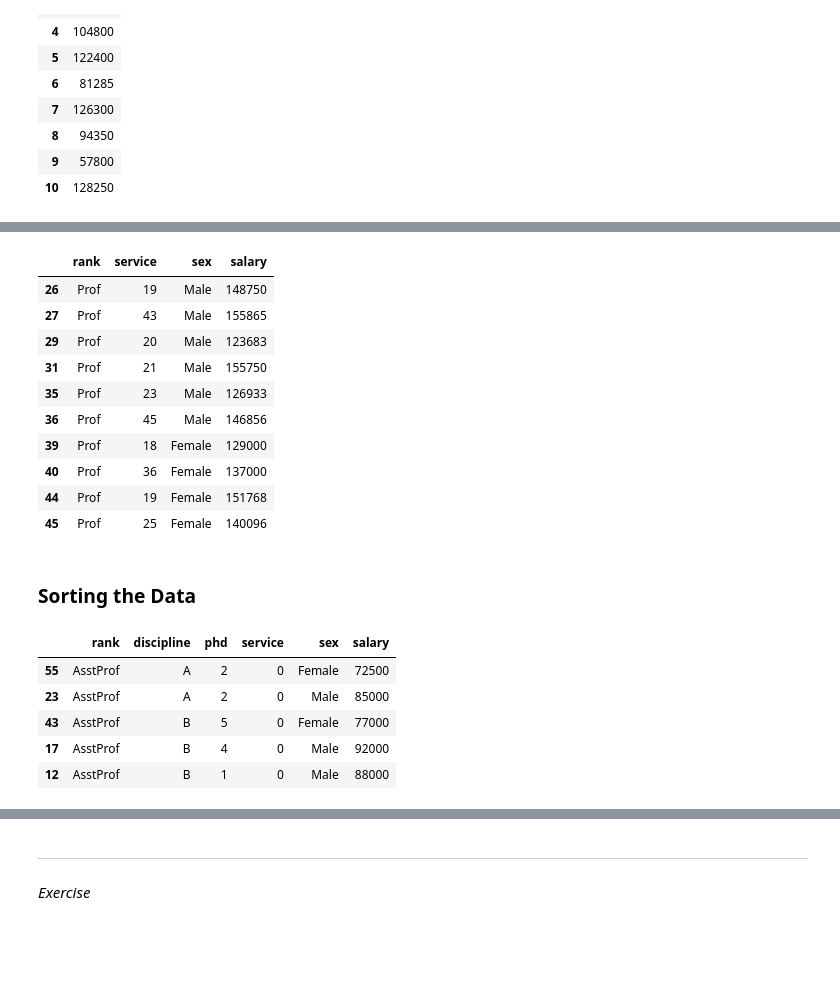
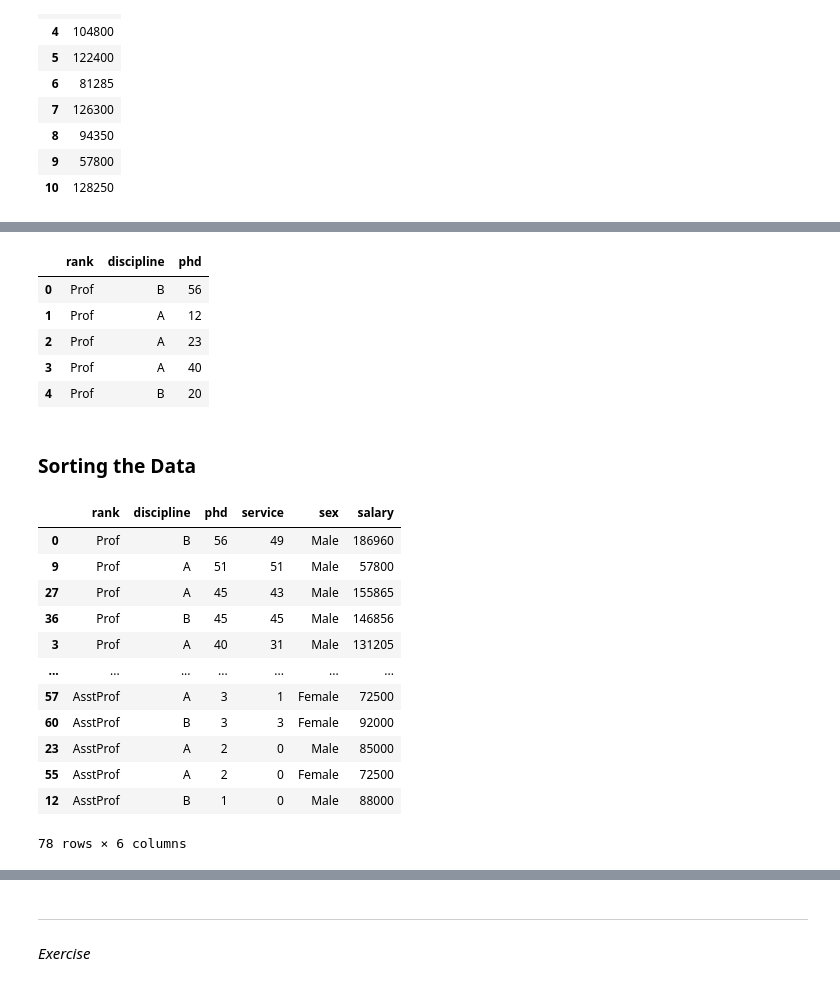
Before and after one commit to A905322/introduccion-a-python, a Jupyter notebook: class/MODULE_2-Work_with_data/02.03_dataScience-pandas.ipynb, the cells around one changed output, grey strips where cells are left out. Cells and saved outputs as stored; diff of their text form; code cells hidden in the pictures; blank space fills up the shorter version.

```diff
--- a/class/MODULE_2-Work_with_data/02.03_dataScience-pandas.ipynb
+++ b/class/MODULE_2-Work_with_data/02.03_dataScience-pandas.ipynb
@@ -436,27 +397,31 @@ pandas.core.frame.DataFrame
 # %%
 #  Unlike method .loc, method iloc selects rows (and columns) by poistion:
+df.iloc[0:5, 0:3] #Nos deja elegir en base a dos indices
 # %% [output]
-|  | rank | service | sex | salary |
-| 26 | Prof | 19 | Male | 148750 |
-| 27 | Prof | 43 | Male | 155865 |
-| 29 | Prof | 20 | Male | 123683 |
-| 31 | Prof | 21 | Male | 155750 |
-| 35 | Prof | 23 | Male | 126933 |
-| 36 | Prof | 45 | Male | 146856 |
-| 39 | Prof | 18 | Female | 129000 |
-| 40 | Prof | 36 | Female | 137000 |
-| 44 | Prof | 19 | Female | 151768 |
-| 45 | Prof | 25 | Female | 140096 |
+|  | rank | discipline | phd |
+| 0 | Prof | B | 56 |
+| 1 | Prof | A | 12 |
+| 2 | Prof | A | 23 |
+| 3 | Prof | A | 40 |
+| 4 | Prof | B | 20 |
 # %% [markdown]
 ### Sorting the Data
 # %%
 #Sort the data frame by yrs.service and create a new data frame
+df.sort_values(["phd", "discipline"], ascending=[False, True])
 # %% [output]
 |  | rank | discipline | phd | service | sex | salary |
+| 0 | Prof | B | 56 | 49 | Male | 186960 |
+| 9 | Prof | A | 51 | 51 | Male | 57800 |
+| 27 | Prof | A | 45 | 43 | Male | 155865 |
+| 36 | Prof | B | 45 | 45 | Male | 146856 |
+| 3 | Prof | A | 40 | 31 | Male | 131205 |
+| ... | ... | ... | ... | ... | ... | ... |
+| 57 | AsstProf | A | 3 | 1 | Female | 72500 |
+| 60 | AsstProf | B | 3 | 3 | Female | 92000 |
+| 23 | AsstProf | A | 2 | 0 | Male | 85000 |
 | 55 | AsstProf | A | 2 | 0 | Female | 72500 |
-| 23 | AsstProf | A | 2 | 0 | Male | 85000 |
-| 43 | AsstProf | B | 5 | 0 | Female | 77000 |
-| 17 | AsstProf | B | 4 | 0 | Male | 92000 |
 | 12 | AsstProf | B | 1 | 0 | Male | 88000 |
+78 rows × 6 columns
 # %%
 #Sort the data frame by yrs.service and overwrite the original dataset
```
Also changed, not shown: parts of 36 cells of this notebook.
